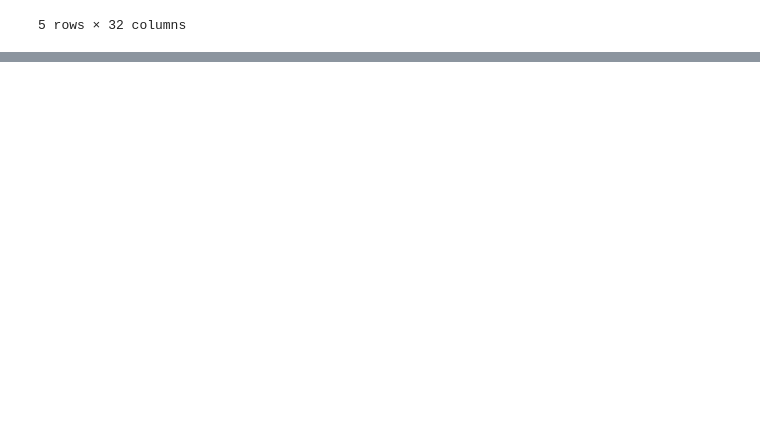
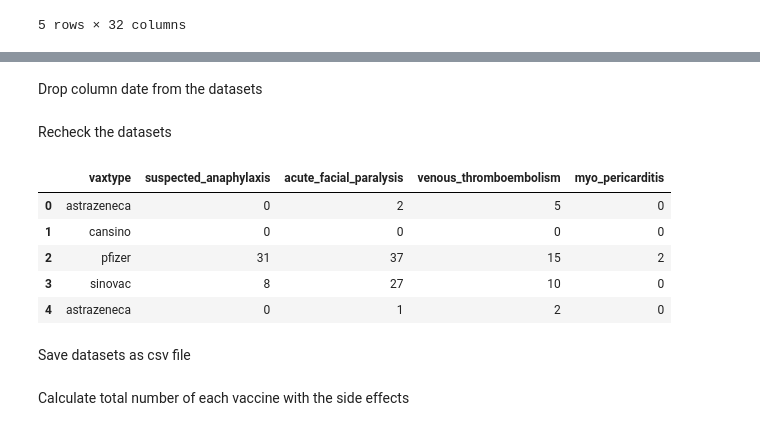
Before and after one commit to kamal089601/HIA302_Project, a Jupyter notebook: HIA302_Project/HIA302_Project.ipynb, the cells around one changed output, grey strips where cells are left out. Cells and saved outputs as stored; diff of their text form; code cells hidden in the pictures; blank space fills up the shorter version.

```diff
--- a/HIA302_Project/HIA302_Project.ipynb
+++ b/HIA302_Project/HIA302_Project.ipynb
@@ -249,0 +286,17 @@ drop_date_combined_df.to_csv('Latest_covid_datasets.csv')
+# %% [markdown]
+Drop column date from the datasets
+# %%
+aefi_serious_drop_df = aefi_serious_df.drop(['date'], axis=1)
+# %% [markdown]
+Recheck the datasets
+# %%
+aefi_serious_drop_df.head()
+# %% [output]
+|  | vaxtype | suspected_anaphylaxis | acute_facial_paralysis | venous_thromboembolism | myo_pericarditis |
+| 0 | astrazeneca | 0 | 2 | 5 | 0 |
+| 1 | cansino | 0 | 0 | 0 | 0 |
+| 2 | pfizer | 31 | 37 | 15 | 2 |
+| 3 | sinovac | 8 | 27 | 10 | 0 |
+| 4 | astrazeneca | 0 | 1 | 2 | 0 |
+# %% [markdown]
+Save datasets as csv file
@@ -249,0 +305,2 @@ drop_date_combined_df.to_csv('Latest_covid_datasets.csv')
+# %% [markdown]
+Calculate total number of each vaccine with the side effects
```
Also changed, not shown: parts of 10 cells of this notebook.
